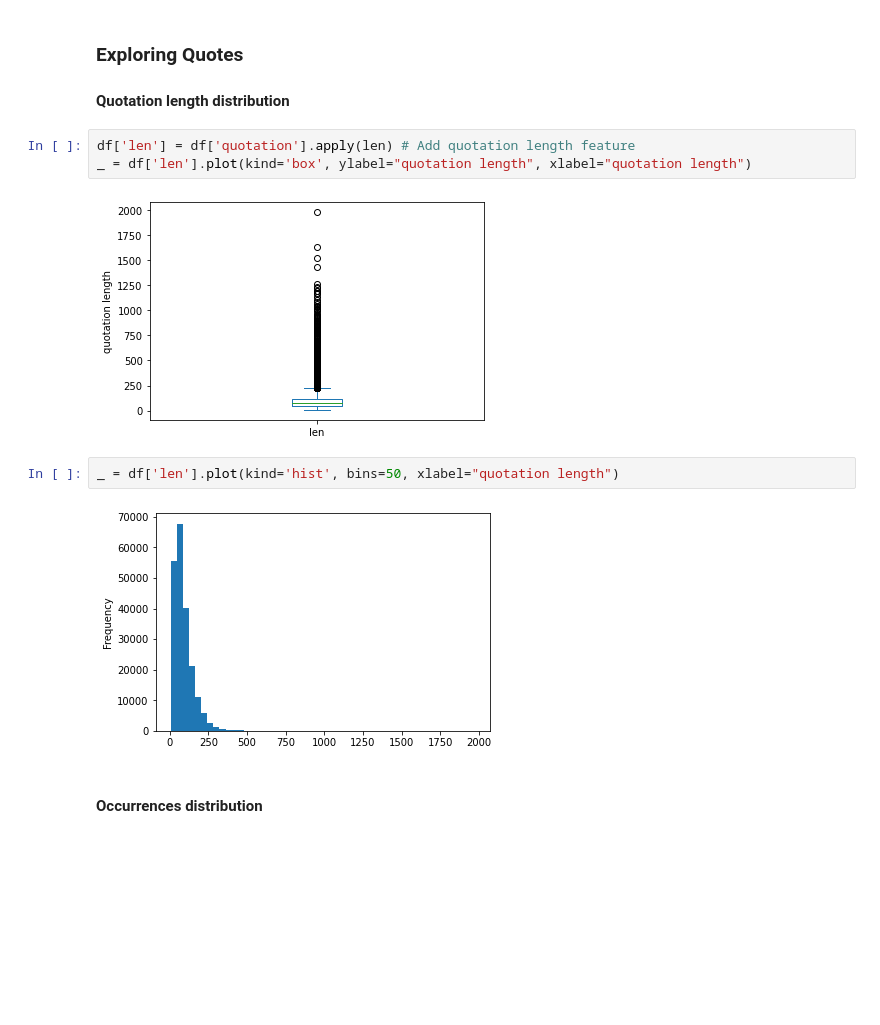
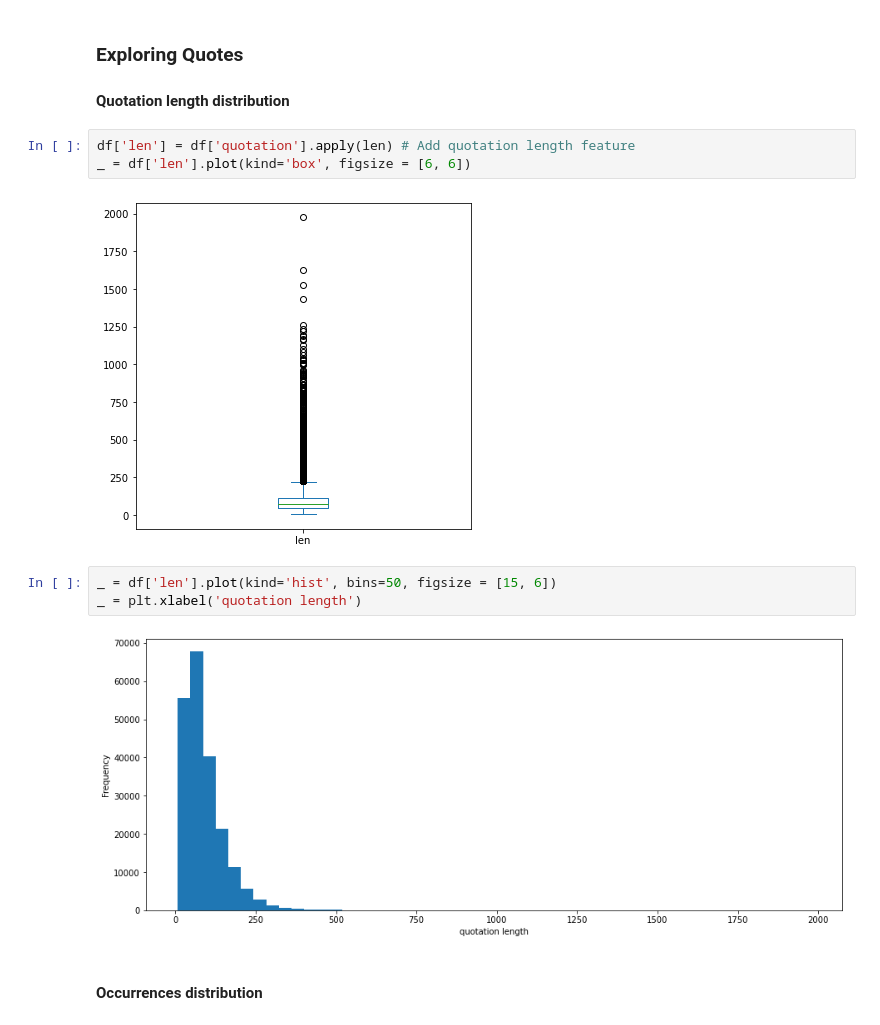
Before and after one commit to epfl-ada/ada-2021-project-k-beans, a Jupyter notebook: final_notebook.ipynb, the cells around one changed output. Drawn from its saved outputs; the diff is of its cells as text; blank space fills up the shorter version.

Commit message:
Enlarge plots

```diff
--- a/final_notebook.ipynb
+++ b/final_notebook.ipynb
@@ -246,13 +246,14 @@ len(df[df.duplicated('quoteID')]) # 0 ~> no duplicate rows
 #### Quotation length distribution
 # %%
 df['len'] = df['quotation'].apply(len) # Add quotation length feature
-_ = df['len'].plot(kind='box', ylabel="quotation length", xlabel="quotation length")
+_ = df['len'].plot(kind='box', figsize = [6, 6])
 # %% [output]
-[figure, old version]
+[figure, new version]
 # %%
-_ = df['len'].plot(kind='hist', bins=50, xlabel="quotation length")
+_ = df['len'].plot(kind='hist', bins=50, figsize = [15, 6])
+_ = plt.xlabel('quotation length')
 # %% [output]
-[figure, old version]
+[figure, new version]
 # %% [markdown]
 #### Occurrences distribution
 # %%
```
Also changed, not shown: parts of 9 cells of this notebook.
